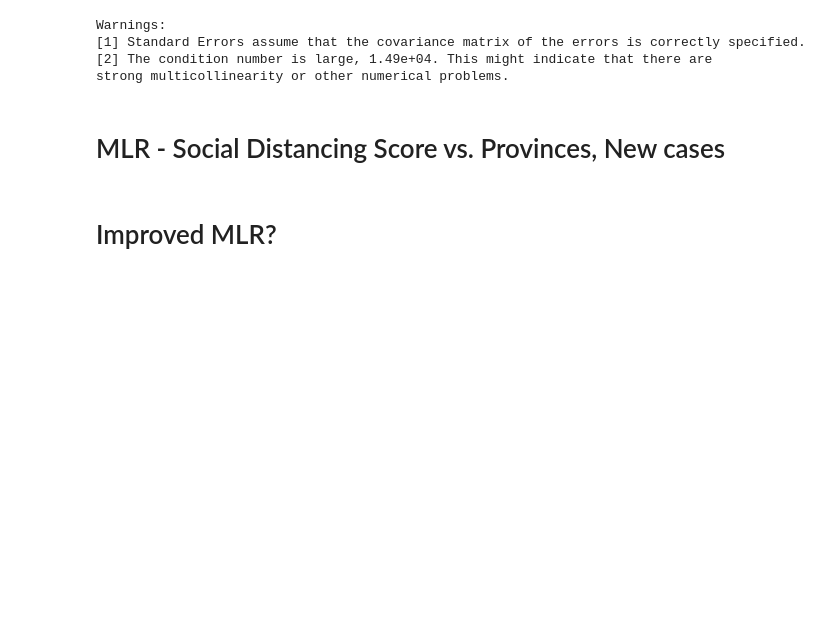
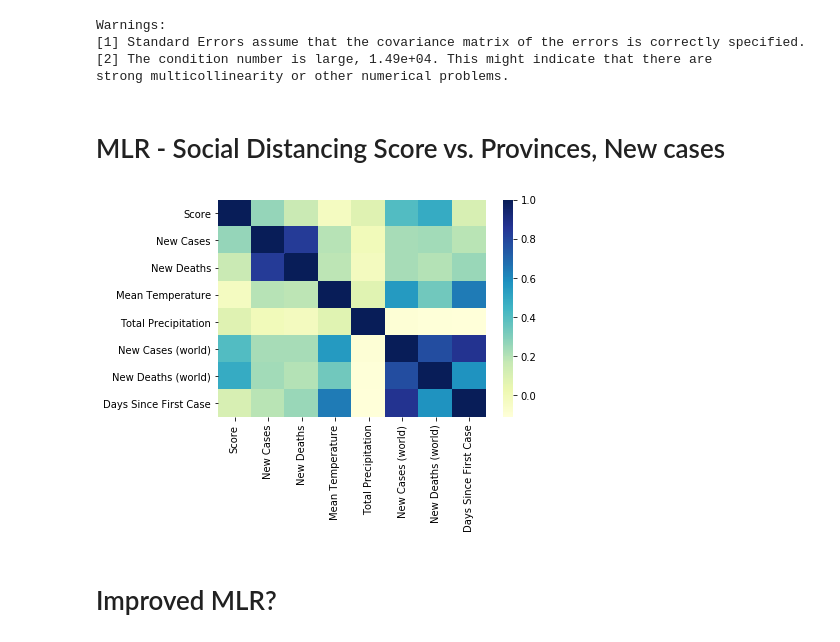
Before and after one commit to francomomo/DataFest-2020, a Jupyter notebook: scripts/Python/modeling.ipynb, the cells around one changed output. Saved outputs shown, nothing was run; the diff lists cells and outputs as text; code cells hidden in the pictures; blank space fills up the shorter version.

```diff
--- a/scripts/Python/modeling.ipynb
+++ b/scripts/Python/modeling.ipynb
@@ -432,16 +432,29 @@ target = 'Score'
 # %%
 # Multicollinearity assumption
 
 # Drop column
 corr_data = modeling_data.drop(['Date', 'pruid', 'Confirmed', 'Probable', 'Death', 'Confirmed (world)', \
-                                'Deaths (world)', 'New Probable', 'Total Precipitation', 'Letter Score', \
-                                'New Cases (world)', 'New Deaths (world)', 'Days Since First Case'], axis=1)
+                                'Deaths (world)', 'New Probable', 'Letter Score', \
+                                ], axis=1)
 
 # Correlation matrix
 corr = corr_data.corr()
 
+# plt.figure(figsize=(8, 6))
+# heatmap = sns.heatmap(corr, cmap="YlGnBu")
+# # heatmap.set_xticklabels(labels=['Score', 'Confirmed Cases (Ontario)', 'New Cases (Ontario)',
+# #                                 'New Cases (World)', 'Cumulative Cases (World)', 'New Deaths (World)',
+# #                                 'Cumulative Deaths (World)', 'Mean Temperature', 'Total Precipitation',
+# #                                 'Days Since First Case'] , rotation=80)
+# fig = heatmap.get_figure()
+# fig.savefig("output.png")
+
 # heatmap to visualize correlation
-sns.heatmap(corr, cmap="YlGnBu")
+heatmap = sns.heatmap(corr, cmap="YlGnBu")
+fig = heatmap.get_figure()
+fig.savefig("output.png", dpi=600, bbox_inches='tight')
+# %% [output]
+[figure, added]
 # %%
 features = ['Mean Temperature', 'New Cases', 'New Deaths']
 target = 'Score'
```
Also changed, not shown: 12 other files.
